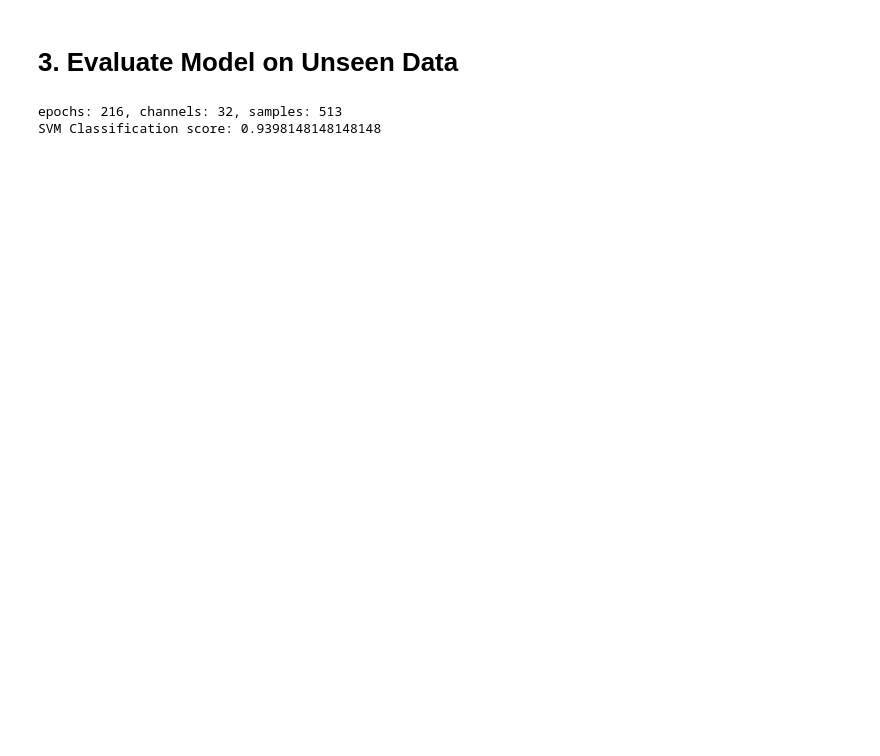
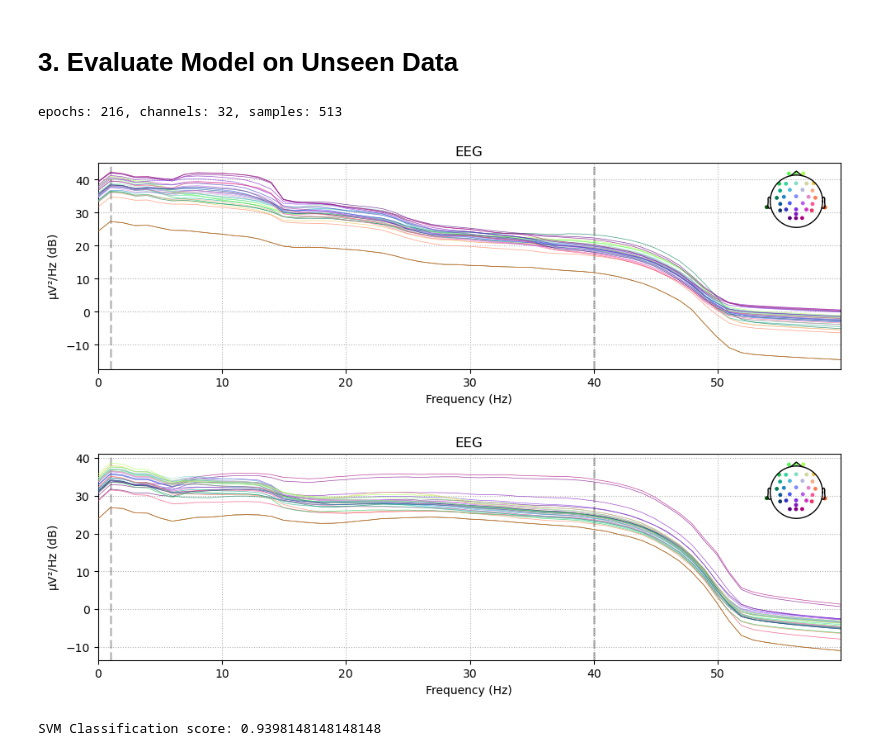
Before and after one commit to htil/resting-asdnet, a Jupyter notebook: ml.ipynb, the cells around one changed output. Drawn from its saved outputs; the diff is of its cells as text; code cells hidden in the pictures; blank space fills up the shorter version.

```diff
--- a/ml.ipynb
+++ b/ml.ipynb
@@ -193,35 +192,40 @@ def extractFetures(signal):
 def testModel(X_2d, y, model_file, model_name):
     #model_file = "lr.model"
     loaded_model = pickle.load(open(f"models/{model_file}", 'rb'))
     result = loaded_model.score(X_2d, y)
     print(f"{model_name} Classification score: {result}")
 
 def main():
     all_epochs, idx_asd, idx_td, np_all_epochs, y = getInput('test_all_epo.fif')
     X_2d = getProcessedInput(1, 30, np_all_epochs, all_epochs, extractFetures)
-    channel_names = all_epochs.ch_names
+    all_epochs[idx_td].compute_psd(fmax=60).plot()
+    all_epochs[idx_asd].compute_psd(fmax=60).plot()
+    plt.show()
+
     #print(X_2d[idx_td].shape, X_2d[idx_asd].shape)
     #all_epochs[0].plot()
     #fp1 = all_epochs[0].pick_channels(["Fp2"])
     #fp1.plot()
     #fp1_data = fp1.get_data().squeeze()
 
     #print("fpz", fp1_data.shape, fp1_data[:3])
     #print(fp1_data[:3], np_all_epochs[0,2,:3])
 
 
     #print(all_epochs.shape, np_all_epochs.shape)
     #print(all_epochs)
     testModel(X_2d, y, "svm.model", "SVM")
     #testModel(X_2d, y, "lda.model", "LDA")
     #testModel(X_2d, y, "lr.model", "LR")
 
 
 
 main()
 # %% [output]
 epochs: 216, channels: 32, samples: 513
-SVM Classification score: 0.9398148148148148
+[figure, added]
+[figure, added]
+SVM Classification score: 0.9398148148148148
 # %%
 #colors = ["navy", "turquoise"]
 #target_names = ["asd", "td"]
```
Also changed, not shown: parts of 2 cells of this notebook, 9 other files.
